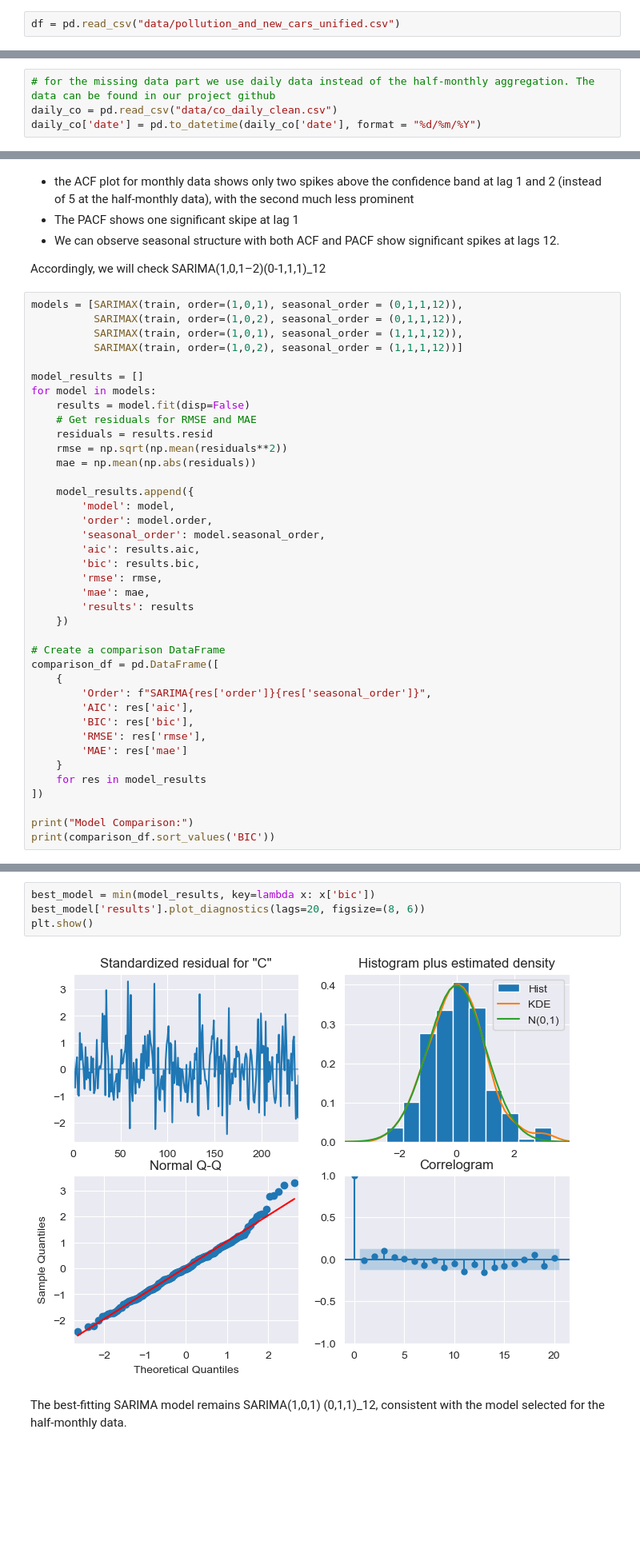
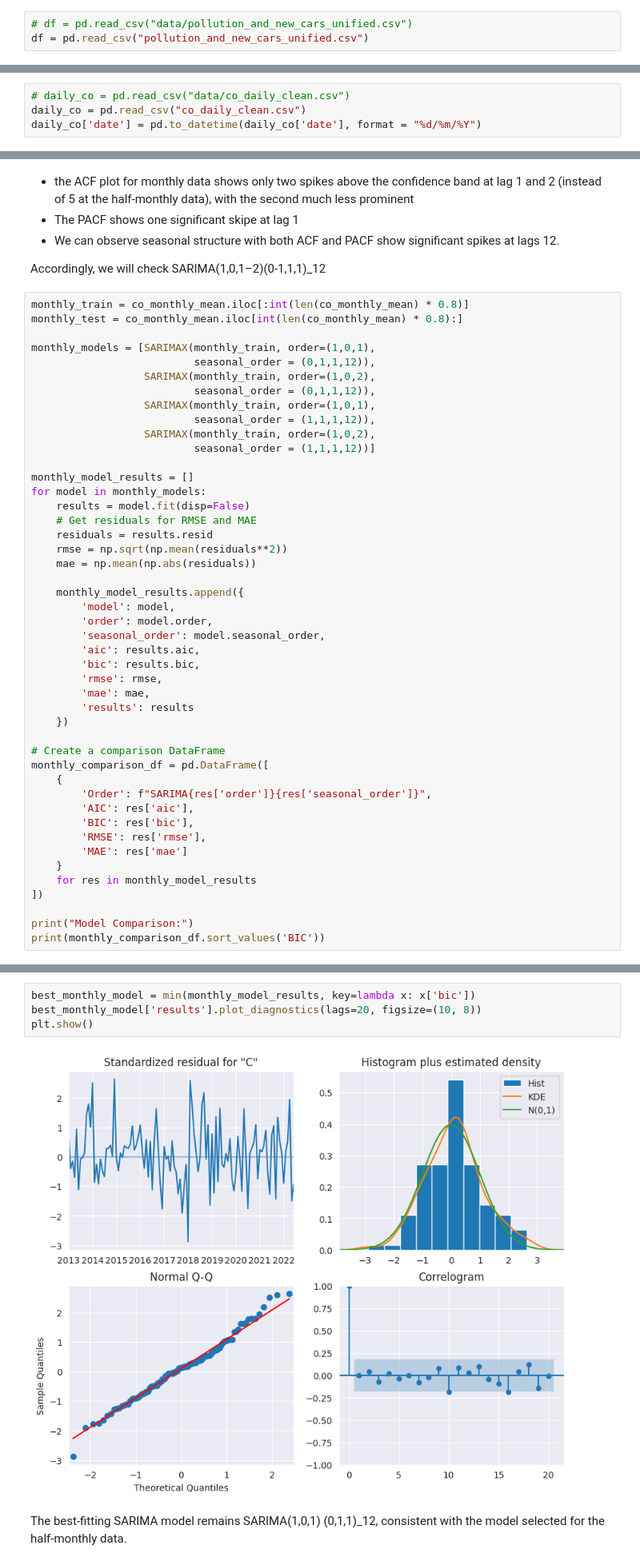
Before and after one commit to sinitsky96/Time-Series-Project, a Jupyter notebook: Final_Project.ipynb, the cells around one changed output, grey strips where cells are left out. Shown at 80% size. Drawn from its saved outputs; the diff is of its cells as text; blank space fills up the shorter version.

```diff
--- a/Final_Project.ipynb
+++ b/Final_Project.ipynb
@@ -31,7 +39,8 @@ warnings.filterwarnings('ignore', category=FutureWarning)
 # %% [markdown]
 ## Part 1 - Data EDA
 # %%
-df = pd.read_csv("data/pollution_and_new_cars_unified.csv")
+# df = pd.read_csv("data/pollution_and_new_cars_unified.csv")
+df = pd.read_csv("pollution_and_new_cars_unified.csv")
 # %%
 # split the unified dataset to data on air pollution and data on cars registration
 df['date'] = pd.to_datetime(df['date'], format = "%d/%m/%Y")
@@ -43,6 +54,6 @@ cars = df.loc[:, ['date','car_num']]
 # %%
-# for the missing data part we use daily data instead of the half-monthly aggregation. The data can be found in our project github
-daily_co = pd.read_csv("data/co_daily_clean.csv")
+# daily_co = pd.read_csv("data/co_daily_clean.csv")
+daily_co = pd.read_csv("co_daily_clean.csv")
 daily_co['date'] = pd.to_datetime(daily_co['date'], format = "%d/%m/%Y")
 # %%
 # aggregate missing values by year
@@ -348,20 +359,27 @@ plt.show()
 
 Accordingly, we will check SARIMA(1,0,1–2)(0-1,1,1)_12
 # %%
-models = [SARIMAX(train, order=(1,0,1), seasonal_order = (0,1,1,12)),
-          SARIMAX(train, order=(1,0,2), seasonal_order = (0,1,1,12)),
-          SARIMAX(train, order=(1,0,1), seasonal_order = (1,1,1,12)),
-          SARIMAX(train, order=(1,0,2), seasonal_order = (1,1,1,12))]
+monthly_train = co_monthly_mean.iloc[:int(len(co_monthly_mean) * 0.8)]
+monthly_test = co_monthly_mean.iloc[int(len(co_monthly_mean) * 0.8):]
 
-model_results = []
-for model in models:
+monthly_models = [SARIMAX(monthly_train, order=(1,0,1),
+                          seasonal_order = (0,1,1,12)),
+                  SARIMAX(monthly_train, order=(1,0,2),
+                          seasonal_order = (0,1,1,12)),
+                  SARIMAX(monthly_train, order=(1,0,1),
+                          seasonal_order = (1,1,1,12)),
+                  SARIMAX(monthly_train, order=(1,0,2),
+                          seasonal_order = (1,1,1,12))]
+
+monthly_model_results = []
+for model in monthly_models:
     results = model.fit(disp=False)
     # Get residuals for RMSE and MAE
     residuals = results.resid
     rmse = np.sqrt(np.mean(residuals**2))
     mae = np.mean(np.abs(residuals))
 
-    model_results.append({
+    monthly_model_results.append({
         'model': model,
         'order': model.order,
         'seasonal_order': model.seasonal_order,
@@ -373,7 +391,7 @@ for model in models:
     })
 
 # Create a comparison DataFrame
-comparison_df = pd.DataFrame([
+monthly_comparison_df = pd.DataFrame([
     {
         'Order': f"SARIMA{res['order']}{res['seasonal_order']}",
         'AIC': res['aic'],
@@ -381,11 +399,11 @@ comparison_df = pd.DataFrame([
         'RMSE': res['rmse'],
         'MAE': res['mae']
     }
-    for res in model_results
+    for res in monthly_model_results
 ])
 
 print("Model Comparison:")
-print(comparison_df.sort_values('BIC'))
+print(monthly_comparison_df.sort_values('BIC'))
 # %% [output]
 Model Comparison:
                           Order         AIC         BIC      RMSE       MAE
@@ -396,9 +414,9 @@ Model Comparison:
 # %%
-best_model = min(model_results, key=lambda x: x['bic'])
-best_model['results'].plot_diagnostics(lags=20, figsize=(8, 6))
+best_monthly_model = min(monthly_model_results, key=lambda x: x['bic'])
+best_monthly_model['results'].plot_diagnostics(lags=20, figsize=(10, 8))
 plt.show()
 # %% [output]
-[figure, old version]
+[figure, new version]
 # %% [markdown]
 The best-fitting SARIMA model remains SARIMA(1,0,1) (0,1,1)_12, consistent with the model selected for the half-monthly data.
 # %% [markdown]
```
Also changed, not shown: parts of 32 cells of this notebook.
